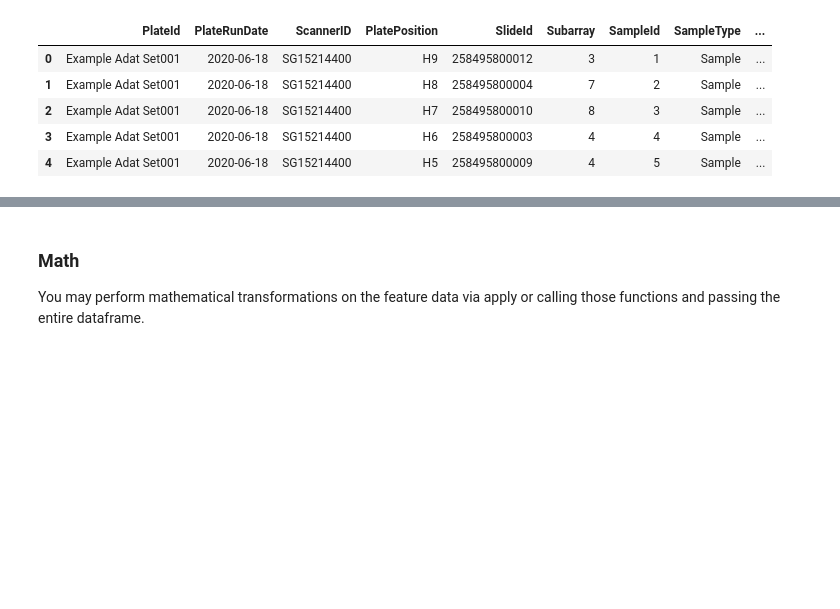
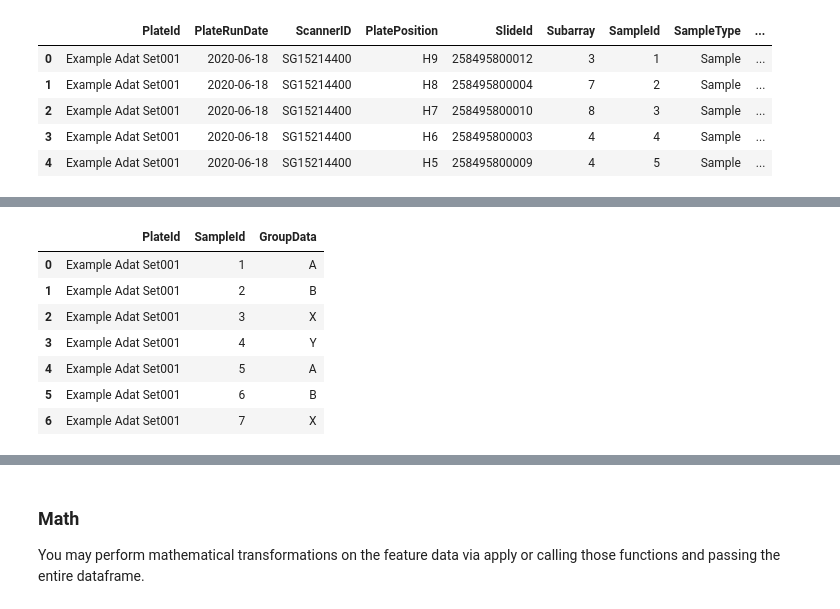
Before and after one commit to SomaLogic/Canopy, a Jupyter notebook: README.ipynb, the cells around one changed output, grey strips where cells are left out. Cells and saved outputs as stored; diff of their text form; code cells hidden in the pictures; blank space fills up the shorter version.

```diff
--- a/README.ipynb
+++ b/README.ipynb
@@ -235,0 +282,8 @@ HTML(sample_df.head(5).to_html())
+# %%
+# using ittertools to sumulate some metadata:
+from itertools import cycle, islice
+import pandas as pd
+
+# for demonstration we will simulate two types of metadata.  Metadata stored in a list and metadata stored with key-value pairs.
+metadata_list = list(islice(cycle(['A', 'B', 'X', 'Y']), adat.shape[0]))
+metadata_dictionary = {k:v for k, v in zip(adat.index.get_level_values('SampleId').to_list(), metadata_list)}
@@ -235,0 +296,13 @@ HTML(sample_df.head(5).to_html())
+# %%
+new_meta_adat = adat.insert_meta(0,'GroupData', metadata_list)
+# this will produce a new Adat file with group data in the right most column of the index
+new_meta_adat.index.to_frame(index=False).loc[0:6, ['PlateId', 'SampleId', 'GroupData']]
+# %% [output]
+|  | PlateId | SampleId | GroupData |
+| 0 | Example Adat Set001 | 1 | A |
+| 1 | Example Adat Set001 | 2 | B |
+| 2 | Example Adat Set001 | 3 | X |
+| 3 | Example Adat Set001 | 4 | Y |
+| 4 | Example Adat Set001 | 5 | A |
+| 5 | Example Adat Set001 | 6 | B |
+| 6 | Example Adat Set001 | 7 | X |
```
Also changed, not shown: parts of 38 cells of this notebook, 19 other files.
